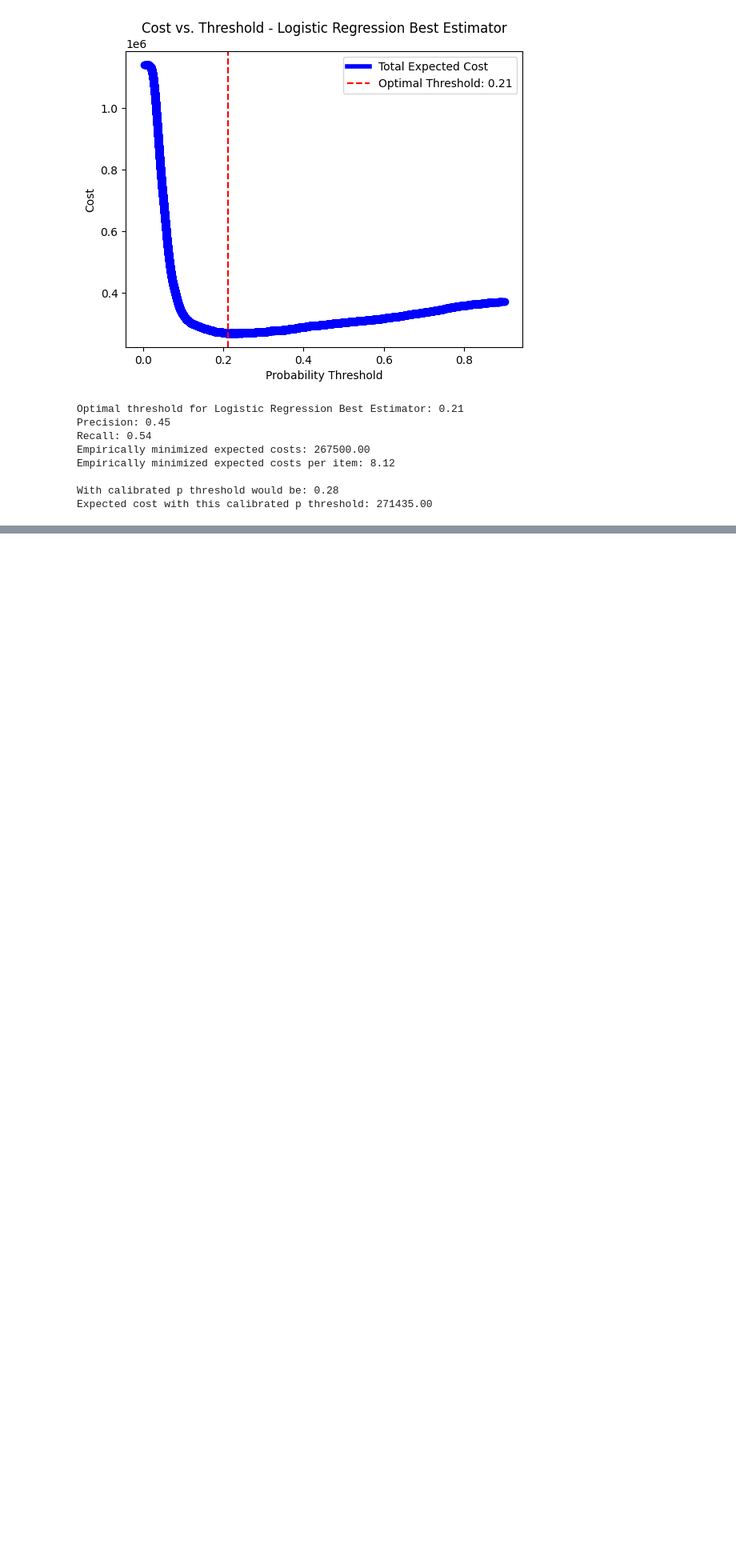
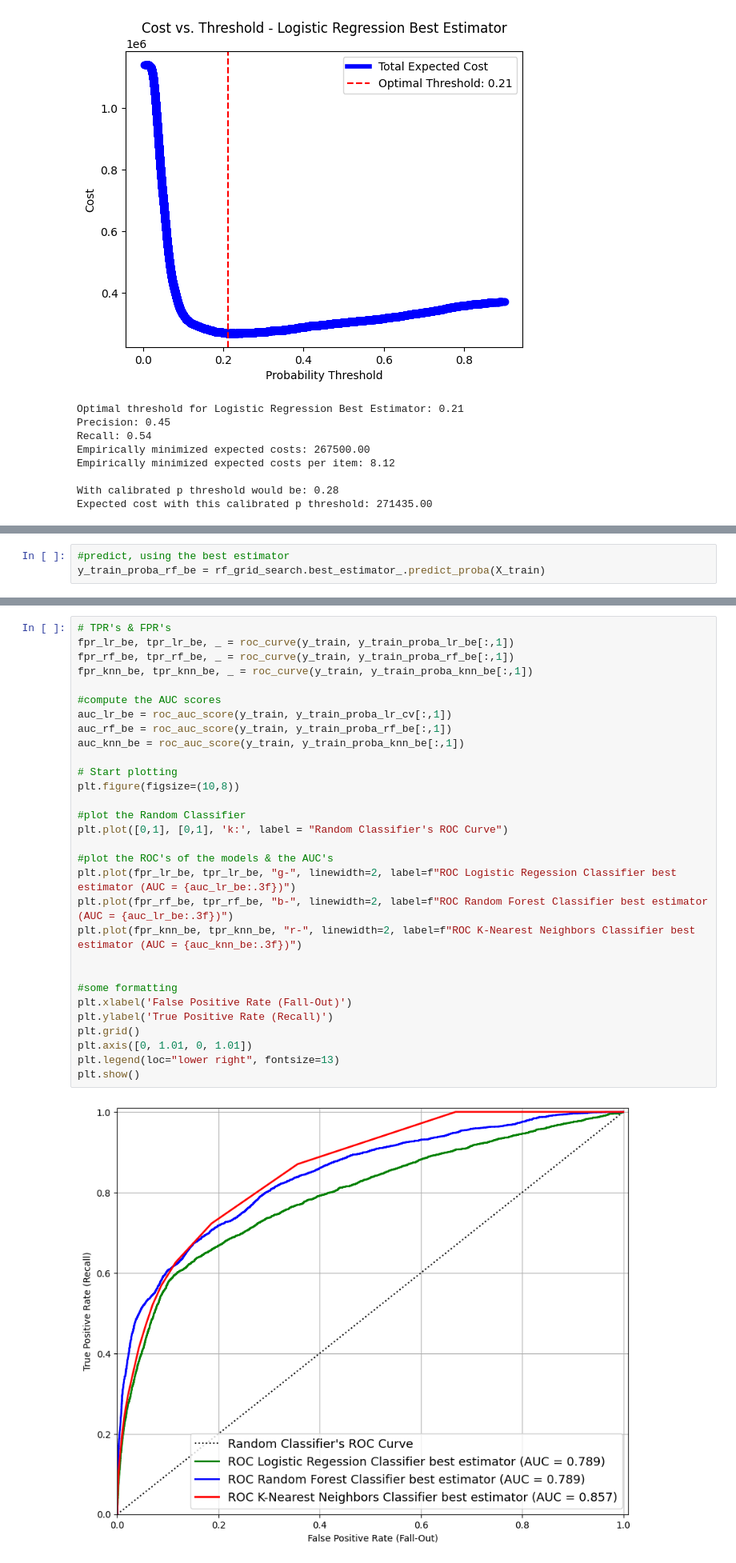
Before and after one commit to elen-ladder/MADS_Bank_Telemarketing, a Jupyter notebook: BankMarketing_Peter.ipynb, the cells around one changed output, grey strips where cells are left out. Shown at 80% size. Saved outputs shown, nothing was run; the diff lists cells and outputs as text; blank space fills up the shorter version.

```diff
--- a/BankMarketing_Peter.ipynb
+++ b/BankMarketing_Peter.ipynb
@@ -781,0 +919,3 @@ LogReg
+# %%
+#predict, using the best estimator
+y_train_proba_rf_be = rf_grid_search.best_estimator_.predict_proba(X_train)
@@ -781,0 +1112,32 @@ LogReg
+# %%
+# TPR's & FPR's
+fpr_lr_be, tpr_lr_be, _ = roc_curve(y_train, y_train_proba_lr_be[:,1])
+fpr_rf_be, tpr_rf_be, _ = roc_curve(y_train, y_train_proba_rf_be[:,1])
+fpr_knn_be, tpr_knn_be, _ = roc_curve(y_train, y_train_proba_knn_be[:,1])
+
+#compute the AUC scores
+auc_lr_be = roc_auc_score(y_train, y_train_proba_lr_cv[:,1])
+auc_rf_be = roc_auc_score(y_train, y_train_proba_rf_be[:,1])
+auc_knn_be = roc_auc_score(y_train, y_train_proba_knn_be[:,1])
+
+# Start plotting
+plt.figure(figsize=(10,8))
+
+#plot the Random Classifier
+plt.plot([0,1], [0,1], 'k:', label = "Random Classifier's ROC Curve")
+
+#plot the ROC's of the models & the AUC's
+plt.plot(fpr_lr_be, tpr_lr_be, "g-", linewidth=2, label=f"ROC Logistic Regession Classifier best estimator (AUC = {auc_lr_be:.3f})")
+plt.plot(fpr_rf_be, tpr_rf_be, "b-", linewidth=2, label=f"ROC Random Forest Classifier best estimator (AUC = {auc_lr_be:.3f})")
+plt.plot(fpr_knn_be, tpr_knn_be, "r-", linewidth=2, label=f"ROC K-Nearest Neighbors Classifier best estimator (AUC = {auc_knn_be:.3f})")
+
+
+#some formatting
+plt.xlabel('False Positive Rate (Fall-Out)')
+plt.ylabel('True Positive Rate (Recall)')
+plt.grid()
+plt.axis([0, 1.01, 0, 1.01])
+plt.legend(loc="lower right", fontsize=13)
+plt.show()
+# %% [output]
+[figure, added]
```
Also changed, not shown: parts of 24 cells of this notebook.
